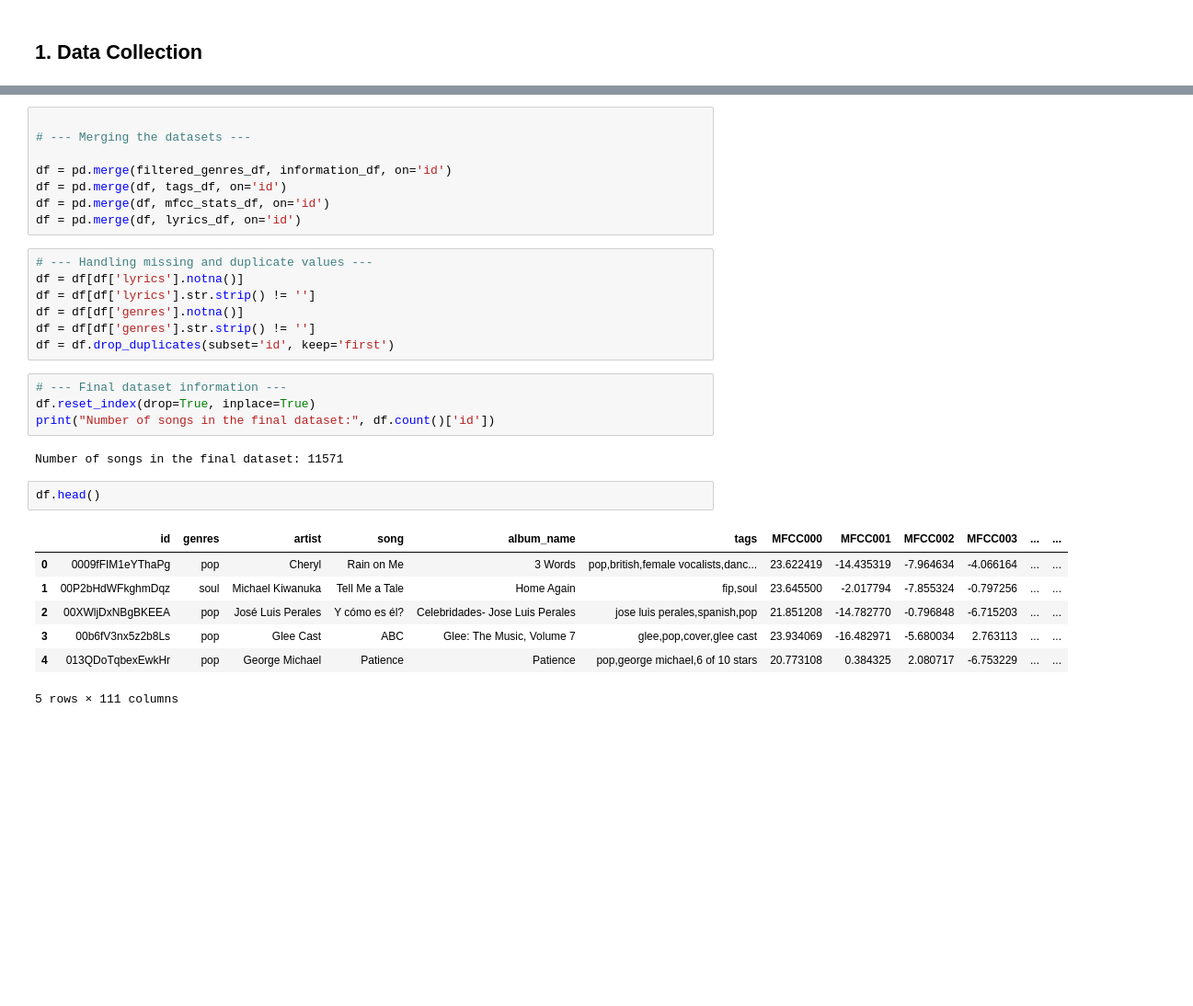
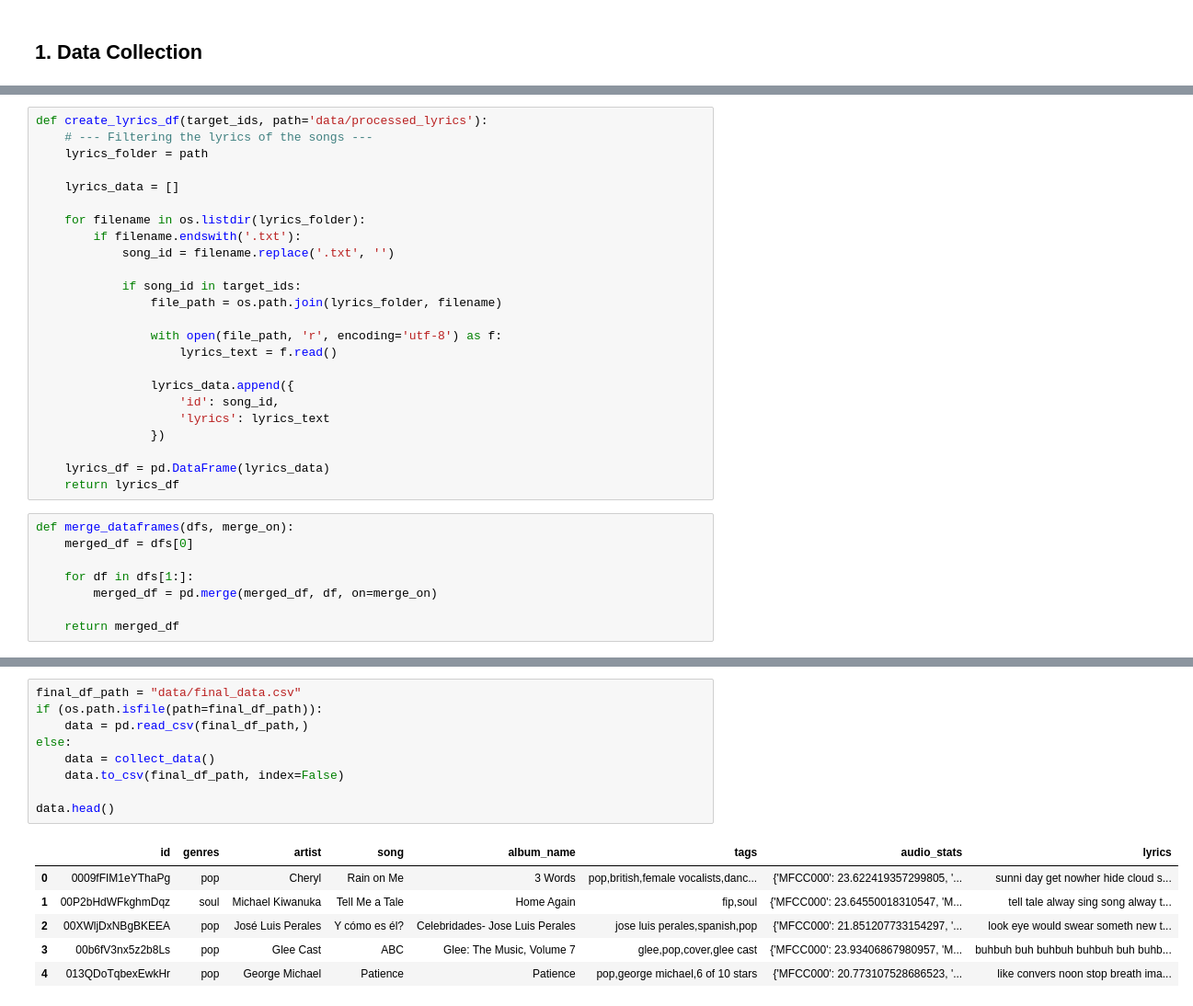
Before and after one commit to Oiko8/Multimodal-Music-Analysis, a Jupyter notebook: part1.ipynb, the cells around one changed output, grey strips where cells are left out. Shown at 92% size. Drawn from its saved outputs; the diff is of its cells as text; blank space fills up the shorter version.

Commit message:
Cleaning data collection section in the code. Automated csv load if exists

```diff
--- a/part1.ipynb
+++ b/part1.ipynb
@@ -41 +52,33 @@ Note: you may need to restart the kernel to use updated packages.
+# %%
+def create_lyrics_df(target_ids, path='data/processed_lyrics'):
+    # --- Filtering the lyrics of the songs ---
+    lyrics_folder = path
+
+    lyrics_data = []
+
+    for filename in os.listdir(lyrics_folder):
+        if filename.endswith('.txt'):
+            song_id = filename.replace('.txt', '')
+
+            if song_id in target_ids:
+                file_path = os.path.join(lyrics_folder, filename)
+
+                with open(file_path, 'r', encoding='utf-8') as f:
+                    lyrics_text = f.read()
+
+                lyrics_data.append({
+                    'id': song_id,
+                    'lyrics': lyrics_text
+                })
+
+    lyrics_df = pd.DataFrame(lyrics_data)
+    return lyrics_df
+# %%
+def merge_dataframes(dfs, merge_on):
+    merged_df = dfs[0]
+
+    for df in dfs[1:]:
+        merged_df = pd.merge(merged_df, df, on=merge_on)
+
+    return merged_df
 # %%
@@ -80,31 +118,16 @@ lyrics_df = pd.DataFrame(lyrics_data)
-# %%
-
-# --- Merging the datasets ---
-
-df = pd.merge(filtered_genres_df, information_df, on='id')
-df = pd.merge(df, tags_df, on='id')
-df = pd.merge(df, mfcc_stats_df, on='id')
-df = pd.merge(df, lyrics_df, on='id')
-# %%
-# --- Handling missing and duplicate values ---
-df = df[df['lyrics'].notna()]
-df = df[df['lyrics'].str.strip() != '']
-df = df[df['genres'].notna()]
-df = df[df['genres'].str.strip() != '']
-df = df.drop_duplicates(subset='id', keep='first')
-# %%
-# --- Final dataset information ---
-df.reset_index(drop=True, inplace=True)
-print("Number of songs in the final dataset:", df.count()['id'])
-# %% [output]
-Number of songs in the final dataset: 11571
-# %%
-df.head()
-# %% [output]
-|  | id | genres | artist | song | album_name | tags | MFCC000 | MFCC001 | MFCC002 | MFCC003 | ... | ... |
-| 0 | 0009fFIM1eYThaPg | pop | Cheryl | Rain on Me | 3 Words | pop,british,female vocalists,danc... | 23.622419 | -14.435319 | -7.964634 | -4.066164 | ... | ... |
-| 1 | 00P2bHdWFkghmDqz | soul | Michael Kiwanuka | Tell Me a Tale | Home Again | fip,soul | 23.645500 | -2.017794 | -7.855324 | -0.797256 | ... | ... |
-| 2 | 00XWljDxNBgBKEEA | pop | José Luis Perales | Y cómo es él? | Celebridades- Jose Luis Perales | jose luis perales,spanish,pop | 21.851208 | -14.782770 | -0.796848 | -6.715203 | ... | ... |
-| 3 | 00b6fV3nx5z2b8Ls | pop | Glee Cast | ABC | Glee: The Music, Volume 7 | glee,pop,cover,glee cast | 23.934069 | -16.482971 | -5.680034 | 2.763113 | ... | ... |
-| 4 | 013QDoTqbexEwkHr | pop | George Michael | Patience | Patience | pop,george michael,6 of 10 stars | 20.773108 | 0.384325 | 2.080717 | -6.753229 | ... | ... |
-5 rows × 111 columns
+# %%
+final_df_path = "data/final_data.csv"
+if (os.path.isfile(path=final_df_path)):
+    data = pd.read_csv(final_df_path,)
+else:
+    data = collect_data()
+    data.to_csv(final_df_path, index=False)
+
+data.head()
+# %% [output]
+|  | id | genres | artist | song | album_name | tags | audio_stats | lyrics |
+| 0 | 0009fFIM1eYThaPg | pop | Cheryl | Rain on Me | 3 Words | pop,british,female vocalists,danc... | {'MFCC000': 23.622419357299805, '... | sunni day get nowher hide cloud s... |
+| 1 | 00P2bHdWFkghmDqz | soul | Michael Kiwanuka | Tell Me a Tale | Home Again | fip,soul | {'MFCC000': 23.64550018310547, 'M... | tell tale alway sing song alway t... |
+| 2 | 00XWljDxNBgBKEEA | pop | José Luis Perales | Y cómo es él? | Celebridades- Jose Luis Perales | jose luis perales,spanish,pop | {'MFCC000': 21.851207733154297, '... | look eye would swear someth new t... |
+| 3 | 00b6fV3nx5z2b8Ls | pop | Glee Cast | ABC | Glee: The Music, Volume 7 | glee,pop,cover,glee cast | {'MFCC000': 23.93406867980957, 'M... | buhbuh buh buhbuh buhbuh buh buhb... |
+| 4 | 013QDoTqbexEwkHr | pop | George Michael | Patience | Patience | pop,george michael,6 of 10 stars | {'MFCC000': 20.773107528686523, '... | like convers noon stop breath ima... |
```
Also changed, not shown: parts of 6 cells of this notebook.
